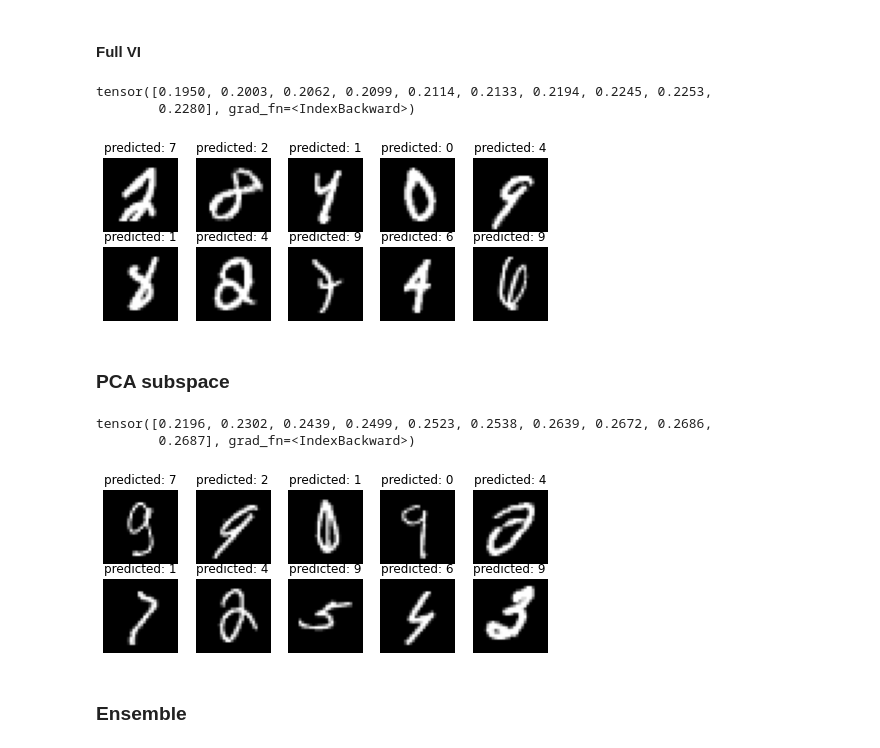
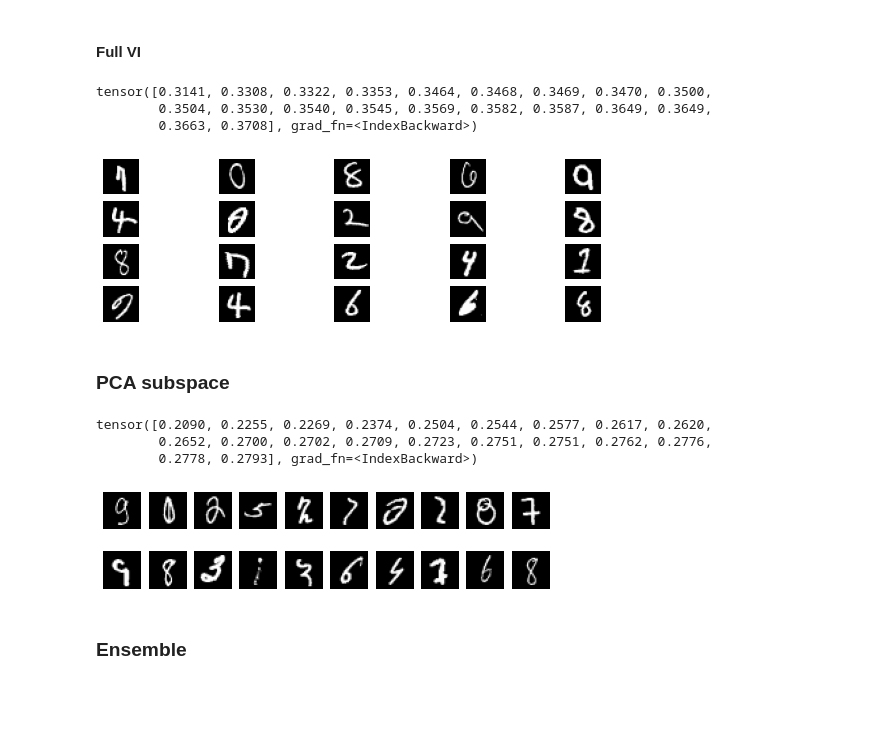
Before and after one commit to ymohamedahmed/drbayes, a Jupyter notebook: SIBDL_demo_group_13.ipynb, the cells around one changed output. Cells and saved outputs as stored; diff of their text form; code cells hidden in the pictures; blank space fills up the shorter version.

```diff
--- a/SIBDL_demo_group_13.ipynb
+++ b/SIBDL_demo_group_13.ipynb
@@ -395,41 +398,47 @@ vi_model = create_vi_model(subspace)
 # %%
 test_batch_size = 512
 test_loader = torch.utils.data.DataLoader(test,batch_size=test_batch_size)
 full_vi_preds,acc = vi_pred(full_vi_model, 100, test_loader)
-inds = torch.max(full_vi_preds,dim=1)[0].argsort()[:10]
+inds = torch.max(full_vi_preds,dim=1)[0].argsort()[:20]
 print(torch.max(full_vi_preds,dim=1)[0][inds])
-fig,axs = plt.subplots(figsize=(8,3),nrows=2, ncols=5)
+fig,axs = plt.subplots(figsize=(10,3),nrows=4, ncols=5)
 axs = axs.flatten()
 for i,im in enumerate(test_loader.dataset.data[inds]):
   ax = axs[i]
   ax.imshow(im,cmap='gray')
   ax.set_axis_off()
-  ax.title.set_text(f'predicted: {full_vi_preds[i].argmax()}')
+  # ax.title.set_text(f'predicted: {full_vi_preds[i].argmax()}')
+# plt.title("Full Variational Inference")
+plt.savefig('full-vi.png')
 plt.show()
 # %% [output]
-tensor([0.1950, 0.2003, 0.2062, 0.2099, 0.2114, 0.2133, 0.2194, 0.2245, 0.2253,
-        0.2280], grad_fn=<IndexBackward>)
+tensor([0.3141, 0.3308, 0.3322, 0.3353, 0.3464, 0.3468, 0.3469, 0.3470, 0.3500,
+        0.3504, 0.3530, 0.3540, 0.3545, 0.3569, 0.3582, 0.3587, 0.3649, 0.3649,
+        0.3663, 0.3708], grad_fn=<IndexBackward>)
-[figure, old version]
+[figure, new version]
 # %% [markdown]
 ### PCA subspace
 # %%
 test_batch_size = 512
 test_loader = torch.utils.data.DataLoader(test,batch_size=test_batch_size)
-vi_preds,acc = vi_pred(vi_model, 100, test_loader)
-inds = torch.max(vi_preds,dim=1)[0].argsort()[:10]
+# vi_preds,acc = vi_pred(vi_model, 100, test_loader)
+inds = torch.max(vi_preds,dim=1)[0].argsort()[:20]
 print(torch.max(vi_preds,dim=1)[0][inds])
-fig,axs = plt.subplots(figsize=(8,3),nrows=2, ncols=5)
+fig,axs = plt.subplots(figsize=(8,2),nrows=2, ncols=10)
 axs = axs.flatten()
 for i,im in enumerate(test_loader.dataset.data[inds]):
   ax = axs[i]
   ax.imshow(im,cmap='gray')
   ax.set_axis_off()
-  ax.title.set_text(f'predicted: {vi_preds[i].argmax()}')
+  # ax.title.set_text(f'predicted: {vi_preds[i].argmax()}')
+# plt.title("Variational Inference in PCA subspace with 10 dimensions")
+plt.savefig("vi.pdf")
 plt.show()
 # %% [output]
-tensor([0.2196, 0.2302, 0.2439, 0.2499, 0.2523, 0.2538, 0.2639, 0.2672, 0.2686,
-        0.2687], grad_fn=<IndexBackward>)
+tensor([0.2090, 0.2255, 0.2269, 0.2374, 0.2504, 0.2544, 0.2577, 0.2617, 0.2620,
+        0.2652, 0.2700, 0.2702, 0.2709, 0.2723, 0.2751, 0.2751, 0.2762, 0.2776,
+        0.2778, 0.2793], grad_fn=<IndexBackward>)
-[figure, old version]
+[figure, new version]
 # %% [markdown]
 ### Ensemble
 # %%
```
Also changed, not shown: parts of 19 cells of this notebook.
